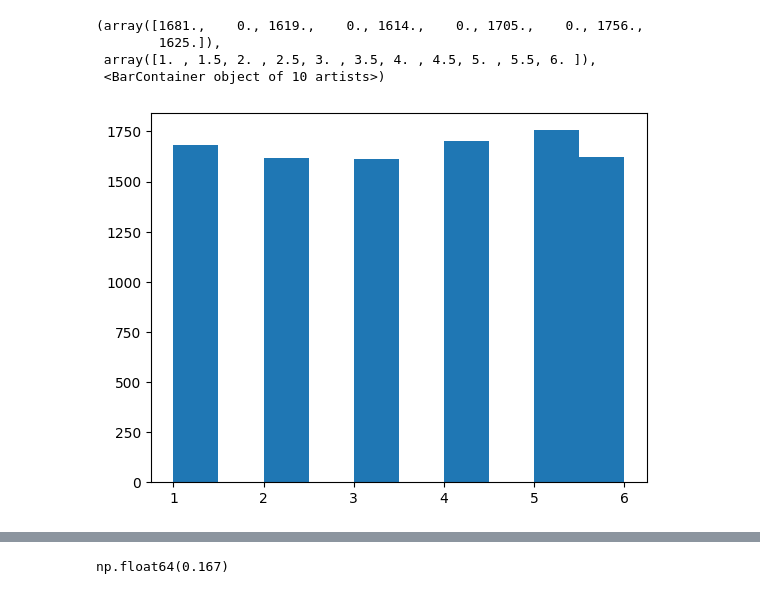
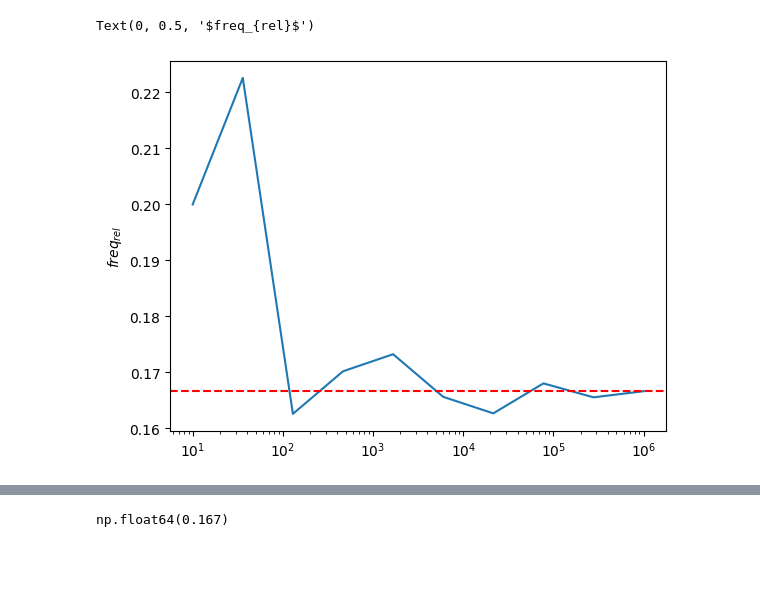
Before and after one commit to asegura4488/MetodosComputacionalesI2025, a Jupyter notebook: Semana13/ElementosDeProbabilidad.ipynb, the cells around one changed output, grey strips where cells are left out. Saved outputs shown, nothing was run; the diff lists cells and outputs as text; code cells hidden in the pictures; blank space fills up the shorter version.

```diff
--- a/Semana13/ElementosDeProbabilidad.ipynb
+++ b/Semana13/ElementosDeProbabilidad.ipynb
@@ -12,8 +16,0 @@ for i in range(10000):
-# %%
-plt.hist(g)
-# %% [output]
-(array([1681.,    0., 1619.,    0., 1614.,    0., 1705.,    0., 1756.,
-        1625.]),
- array([1. , 1.5, 2. , 2.5, 3. , 3.5, 4. , 4.5, 5. , 5.5, 6. ]),
- <BarContainer object of 10 artists>)
-[figure, removed]
@@ -20,3 +22,11 @@ plt.hist(g)
+# %%
+plt.plot(n,freqr)
+plt.axhline(y=1/6,color='r',ls='--')
+plt.xscale('log')
+plt.ylabel(r'$freq_{rel}$')
+# %% [output]
+Text(0, 0.5, '$freq_{rel}$')
+[figure, added]
 # %%
 def GetExperiment(N = 1000):
 
```
Also changed, not shown: parts of 3 cells of this notebook.
